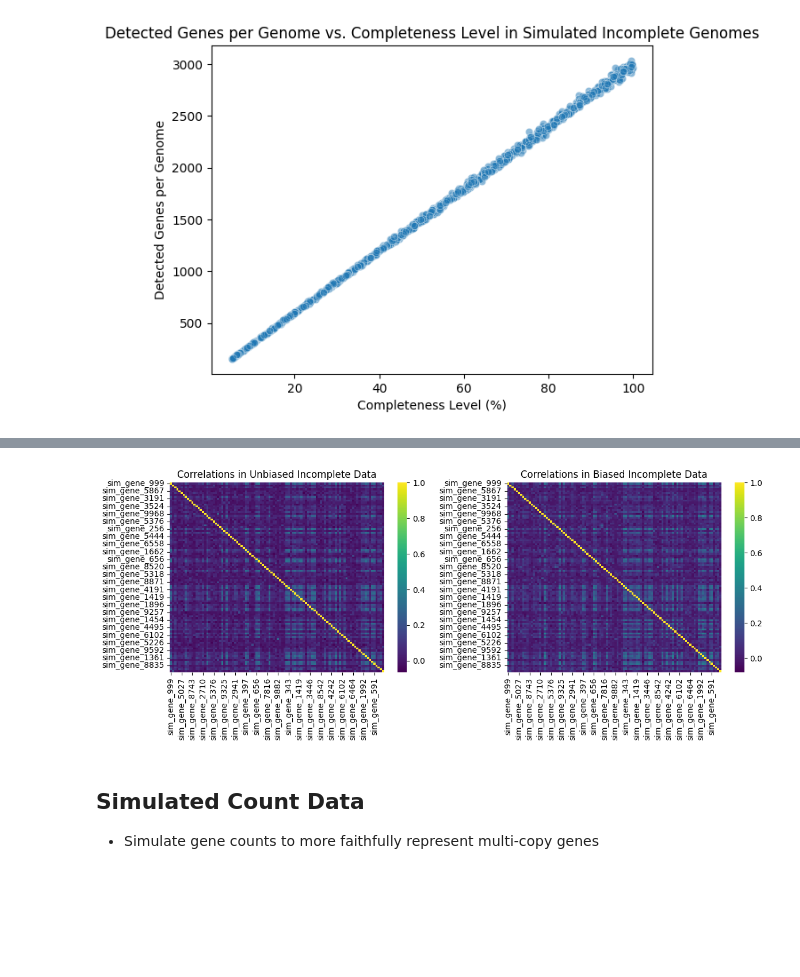
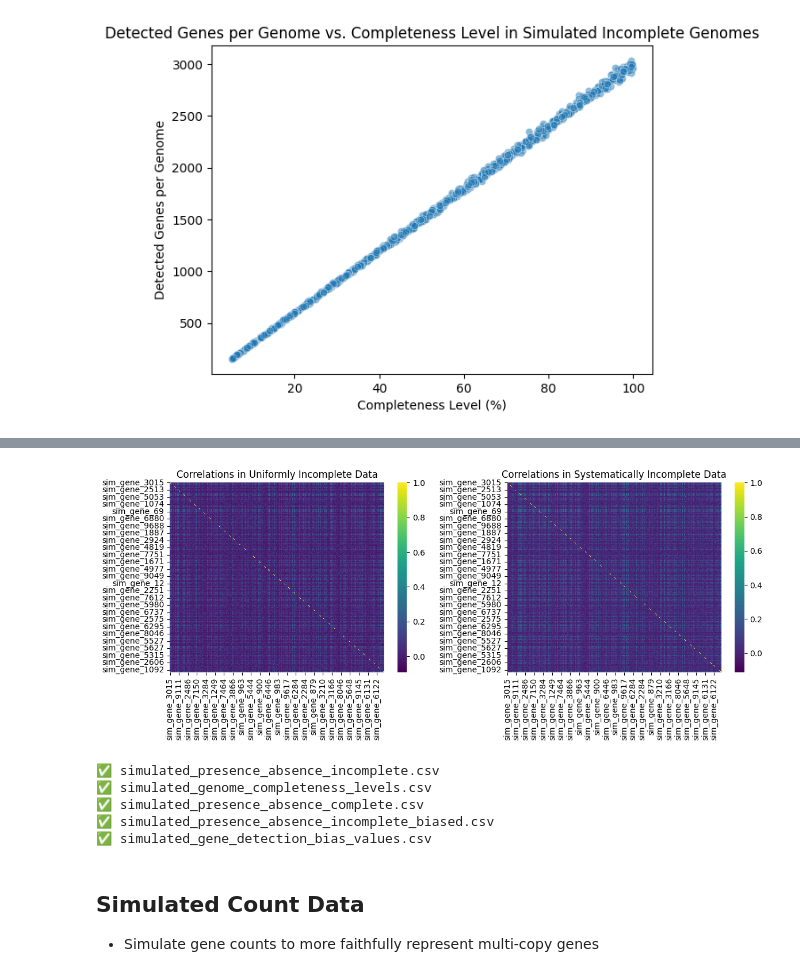
Before and after one commit to blasks/gene-prevalence, a Jupyter notebook: analyses/data-cleaning.ipynb, the cells around one changed output, grey strips where cells are left out. Saved outputs shown, nothing was run; the diff lists cells and outputs as text; code cells hidden in the pictures; blank space fills up the shorter version.

```diff
--- a/analyses/data-cleaning.ipynb
+++ b/analyses/data-cleaning.ipynb
@@ -431,21 +371,52 @@ plt.show()
 # %%
-# compare unbiased and biased incomplete data correlations
+# compare heatmap of correlations between gene profiles in uniformly sampled incomplete data
+# and systematically sampled incomplete data
 
+# select random subset of genes to look at correlations
+subset = rng.choice(sim_incomplete_biased_df.index, size=1000, replace=False)
 
-# select random subset of genes to look at correlations in biased incomplete data
-
-subset = rng.choice(sim_incomplete_biased_df.index, size=100, replace=False)
-
-# compare unbiased and biased incomplete data correlations
+# compare uniformly and systematically incomplete data correlations
 fig, axes = plt.subplots(1, 2, figsize=(12, 5))
 sns.heatmap(sim_incomplete_df.loc[subset].T.corr(), ax=axes[0], cmap='viridis')
-axes[0].set_title('Correlations in Unbiased Incomplete Data')
+axes[0].set_title('Correlations in Uniformly Incomplete Data')
 sns.heatmap(sim_incomplete_biased_df.loc[subset].T.corr(), ax=axes[1], cmap='viridis')
-axes[1].set_title('Correlations in Biased Incomplete Data')
+axes[1].set_title('Correlations in Systematically Incomplete Data')
 plt.tight_layout()
 plt.show()
 # %% [output]
-[figure, old version]
+[figure, new version]
+# %%
+# save simulated datasets for downstream use
+
+simulated_dir = Path('../data/simulated')
+simulated_dir.mkdir(parents=True, exist_ok=True)
+
+# save simulated presence/absence matrices
+sim_complete_df.to_csv(simulated_dir / 'simulated_presence_absence_complete.csv', index=True)
+sim_incomplete_df.to_csv(simulated_dir / 'simulated_presence_absence_incomplete.csv', index=True)
+sim_incomplete_biased_df.to_csv(simulated_dir / 'simulated_presence_absence_incomplete_biased.csv', index=True)
+
+# save completeness levels for simulated genomes
+pd.DataFrame(
+    completeness_levels,
+    index=simulated_genomes,
+    columns=['Completeness']).to_csv(simulated_dir / 'simulated_genome_completeness_levels.csv', index=True)
+
+# save detection bias values for simulated genes
+pd.DataFrame(
+    detection_bias,
+    index=simulated_genes,
+    columns=['Detection_Bias']).to_csv(simulated_dir / 'simulated_gene_detection_bias_values.csv', index=True)
+
+# show saved files in directory
+for f in simulated_dir.iterdir():
+    print(f'✅ {f.name}')
+# %% [output]
+✅ simulated_presence_absence_incomplete.csv
+✅ simulated_genome_completeness_levels.csv
+✅ simulated_presence_absence_complete.csv
+✅ simulated_presence_absence_incomplete_biased.csv
+✅ simulated_gene_detection_bias_values.csv
 # %% [markdown]
 ## Simulated Count Data
 - Simulate gene counts to more faithfully represent multi-copy genes
```
Also changed, not shown: parts of 19 cells of this notebook, 1 other file.
